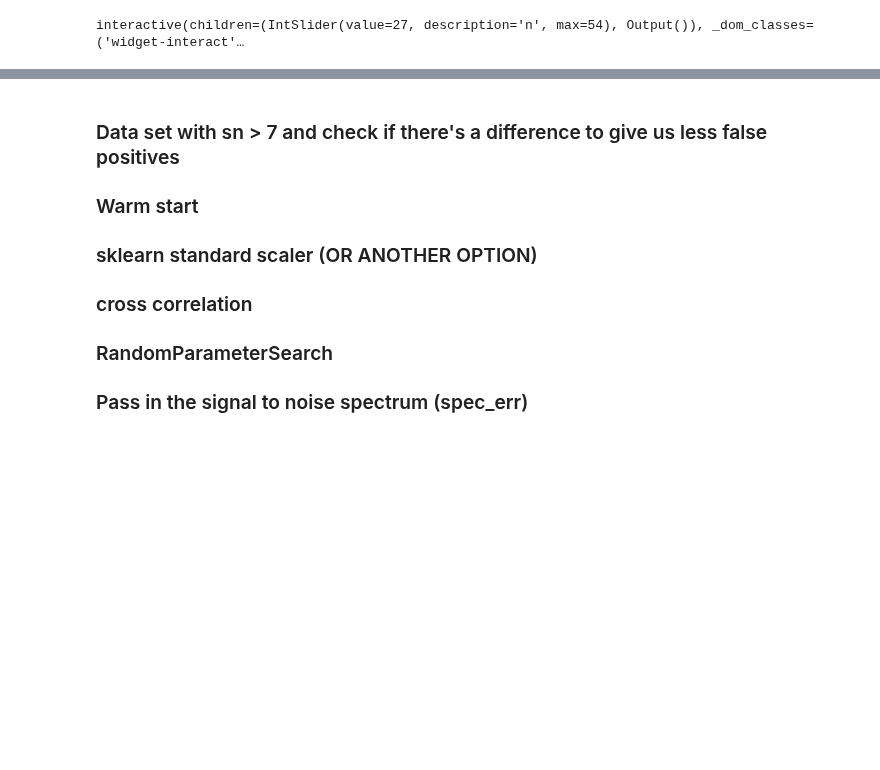
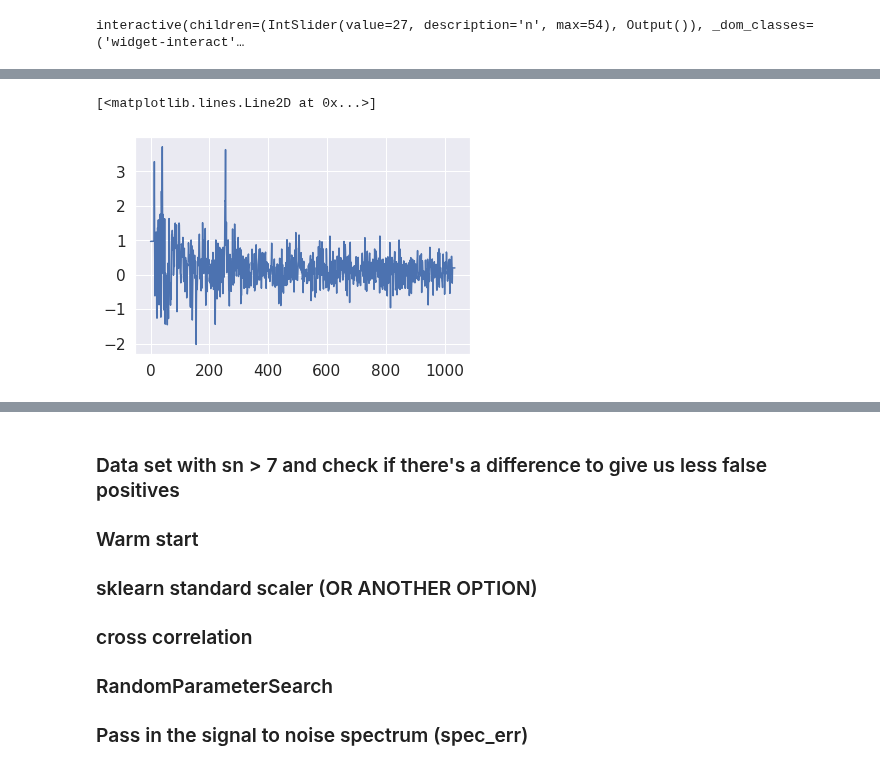
Before and after one commit to nickdavila/LAE-ML-Classification, a Jupyter notebook: Nick-RandomForest.ipynb, the cells around one changed output, grey strips where cells are left out. Cells and saved outputs as stored; diff of their text form; code cells hidden in the pictures; blank space fills up the shorter version.

```diff
--- a/Nick-RandomForest.ipynb
+++ b/Nick-RandomForest.ipynb
@@ -285,0 +296,5 @@ interactive(children=(IntSlider(value=1492, description='n', max=2984), Output()
+# %%
+plt.plot(high_confidence_highz_spectra_sn7[ind])
+# %% [output]
+[<matplotlib.lines.Line2D at 0x...>]
+[figure, added]
```
Also changed, not shown: parts of 23 cells of this notebook.
